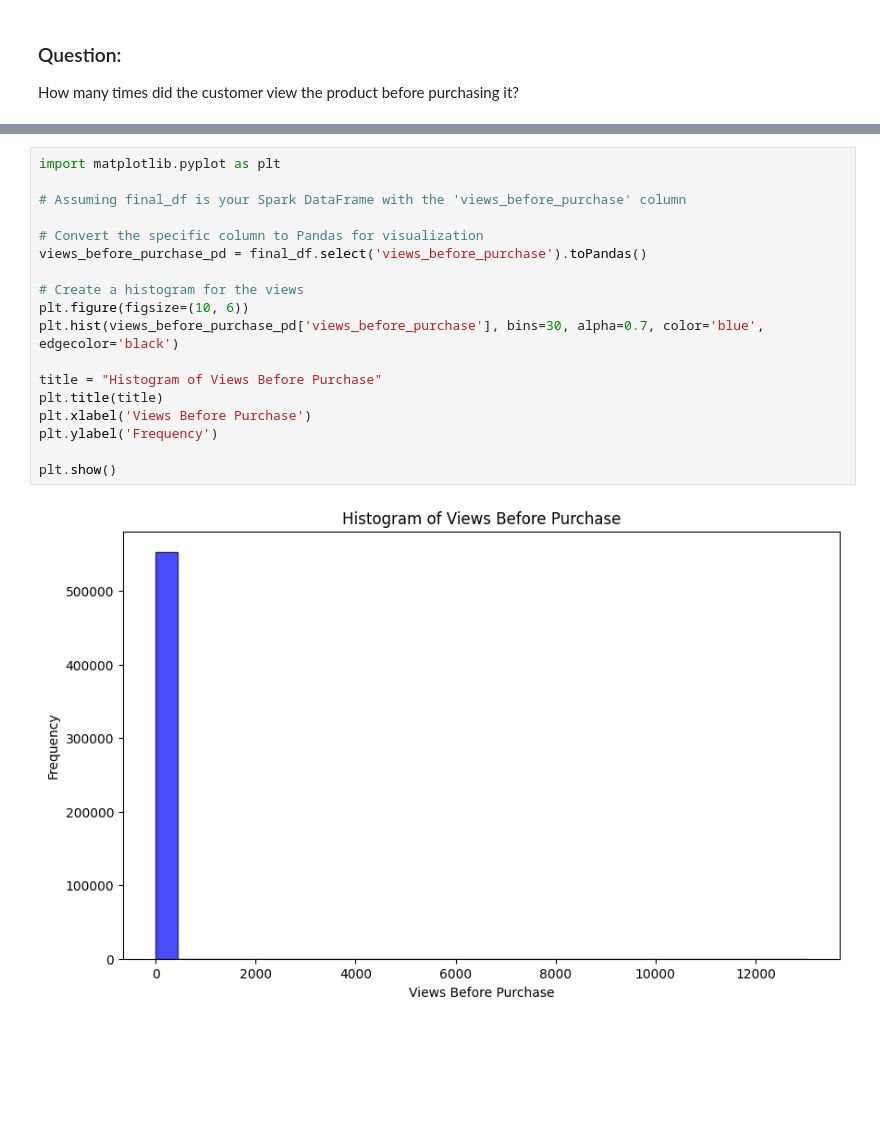
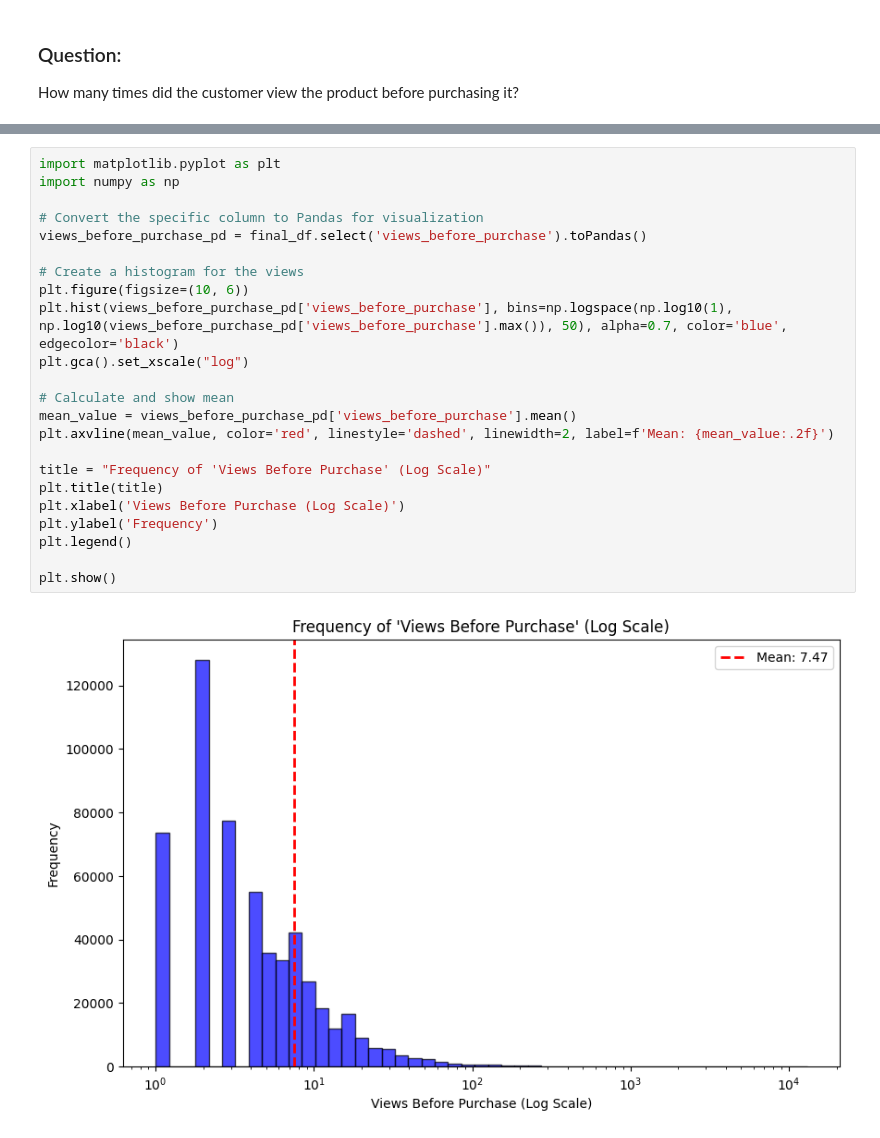
Before and after one commit to yanazlatanova/E-commerce, a Jupyter notebook: 3-queries/eCommerce_NOV_Queries.ipynb, the cells around one changed output, grey strips where cells are left out. Cells and saved outputs as stored; diff of their text form; blank space fills up the shorter version.

Commit message:
views_before_purchase Visualizations

```diff
--- a/3-queries/eCommerce_NOV_Queries.ipynb
+++ b/3-queries/eCommerce_NOV_Queries.ipynb
@@ -141,21 +141,26 @@ sorted_final_df.show()
 only showing top 20 rows
 # %%
 import matplotlib.pyplot as plt
-
-# Assuming final_df is your Spark DataFrame with the 'views_before_purchase' column
+import numpy as np
 
 # Convert the specific column to Pandas for visualization
 views_before_purchase_pd = final_df.select('views_before_purchase').toPandas()
 
 # Create a histogram for the views
 plt.figure(figsize=(10, 6))
-plt.hist(views_before_purchase_pd['views_before_purchase'], bins=30, alpha=0.7, color='blue', edgecolor='black')
+plt.hist(views_before_purchase_pd['views_before_purchase'], bins=np.logspace(np.log10(1), np.log10(views_before_purchase_pd['views_before_purchase'].max()), 50), alpha=0.7, color='blue', edgecolor='black')
+plt.gca().set_xscale("log")
 
-title = "Histogram of Views Before Purchase"
+# Calculate and show mean
+mean_value = views_before_purchase_pd['views_before_purchase'].mean()
+plt.axvline(mean_value, color='red', linestyle='dashed', linewidth=2, label=f'Mean: {mean_value:.2f}')
+
+title = "Frequency of 'Views Before Purchase' (Log Scale)"
 plt.title(title)
-plt.xlabel('Views Before Purchase')
+plt.xlabel('Views Before Purchase (Log Scale)')
 plt.ylabel('Frequency')
+plt.legend()
 
 plt.show()
 # %% [output]
-[figure, old version]
+[figure, new version]
```
Also changed, not shown: parts of 2 cells of this notebook.
